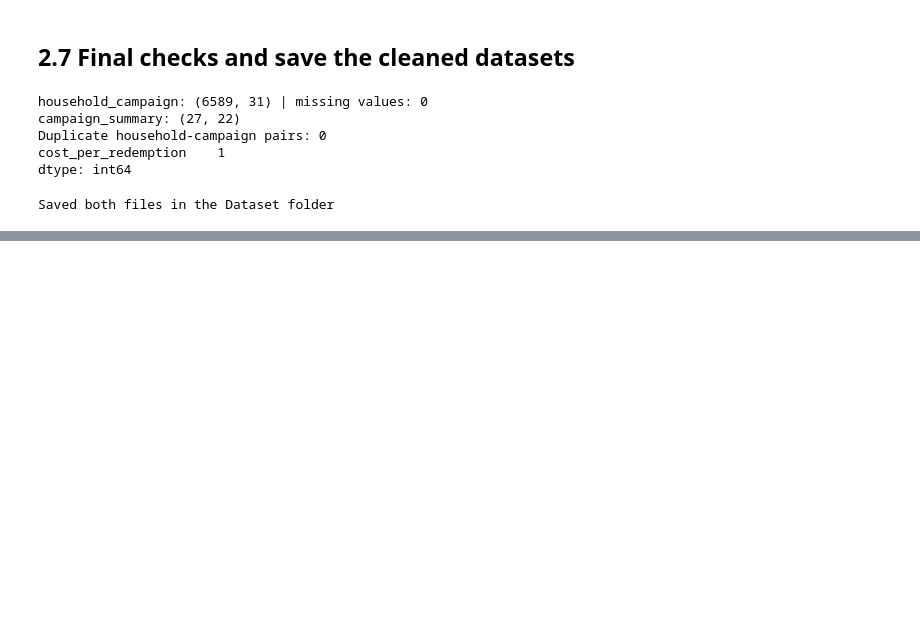
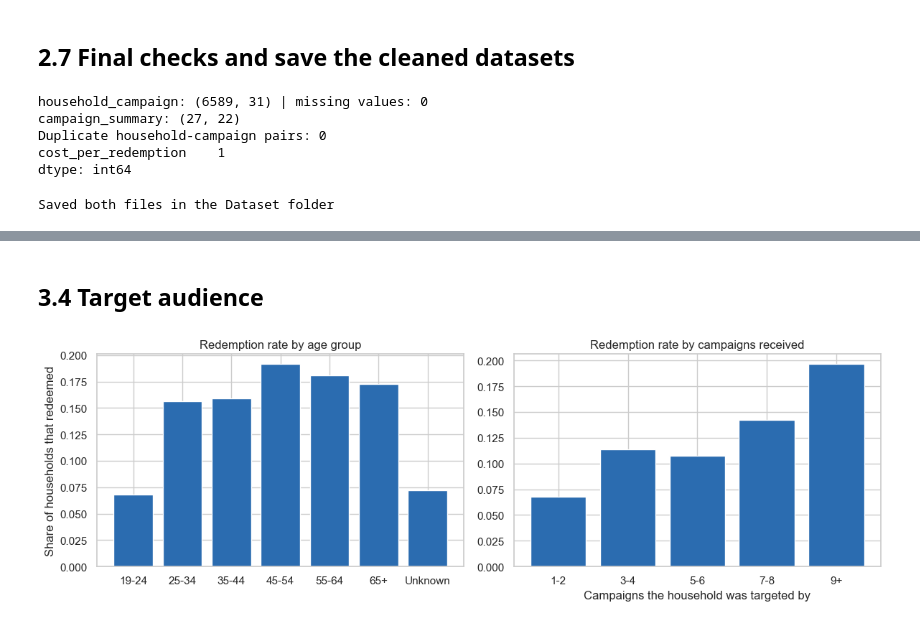
Before and after one commit to suhaivmansingh/Marketing_Campaign_Analysis, a Jupyter notebook: Marketing_Campaign_Analysis.ipynb, the cells around one changed output, grey strips where cells are left out. Saved outputs shown, nothing was run; the diff lists cells and outputs as text; code cells hidden in the pictures; blank space fills up the shorter version.

```diff
--- a/Marketing_Campaign_Analysis.ipynb
+++ b/Marketing_Campaign_Analysis.ipynb
@@ -637,0 +675,14 @@ Saved both files in the Dataset folder
+# %%
+# Household level: overall redemption rate and how many households redeemed
+print("Household-campaign pairs:", len(household_campaign))
+print("Redeemed at least one coupon:", household_campaign["redeemed"].sum(), f"({household_campaign['redeemed'].mean():.1%})")
+
+# Categorical variables: how many rows in each group
+for col in ["campaign_type", "age", "household_comp"]:
+    print()
+    print(household_campaign[col].value_counts())
+
+# From here on, household-level analysis uses only the 20 reliable campaigns
+# (full coverage in the data and at least 30 households), so partly observed campaigns do not pull rates down
+reliable = household_campaign[household_campaign["rankable"]].copy()
+print("\nRows used for household-level analysis:", len(reliable), "| redemption rate:", round(reliable["redeemed"].mean(), 3))
@@ -637,0 +793,21 @@ Saved both files in the Dataset folder
+# %% [markdown]
+## 3.4 Target audience
+# %%
+# Redemption rate by age group and by number of campaigns received
+fig, axes = plt.subplots(1, 2, figsize=(12, 4))
+
+age_rate = reliable.groupby("age")["redeemed"].mean()
+axes[0].bar(age_rate.index, age_rate.values, color="#2B6CB0")
+axes[0].set_title("Redemption rate by age group")
+axes[0].set_ylabel("Share of households that redeemed")
+
+received = pd.cut(reliable["campaigns_received"], [0, 2, 4, 6, 8, 20], labels=["1-2", "3-4", "5-6", "7-8", "9+"])
+received_rate = reliable.groupby(received, observed=True)["redeemed"].mean()
+axes[1].bar(received_rate.index.astype(str), received_rate.values, color="#2B6CB0")
+axes[1].set_title("Redemption rate by campaigns received")
+axes[1].set_xlabel("Campaigns the household was targeted by")
+
+plt.tight_layout()
+plt.show()
+# %% [output]
+[figure, added]
```
Also changed, not shown: parts of 13 cells of this notebook.
